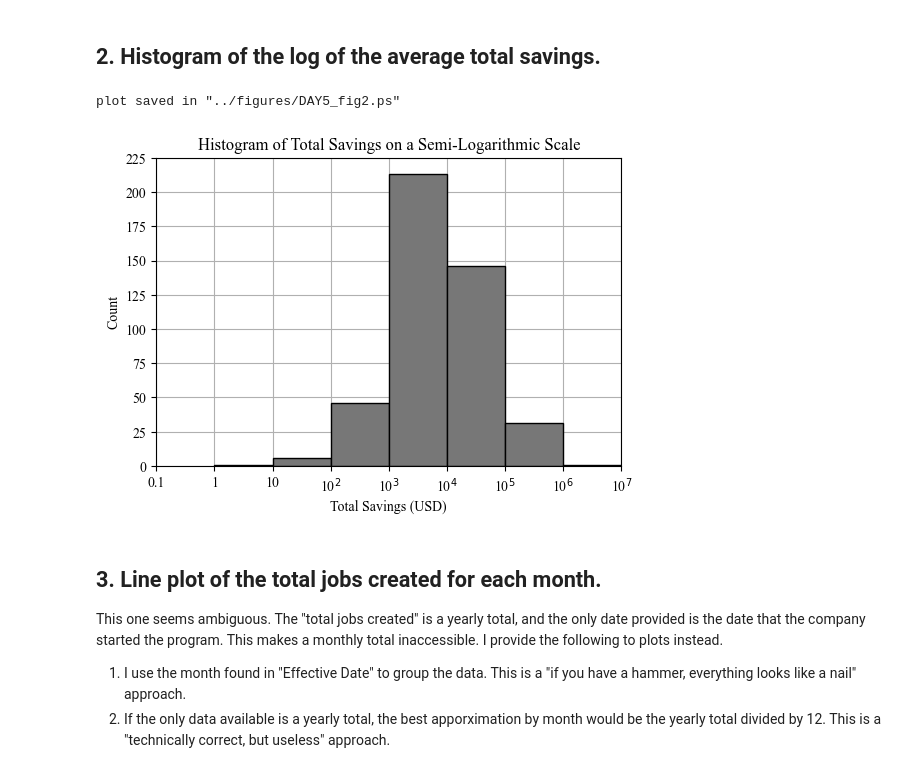
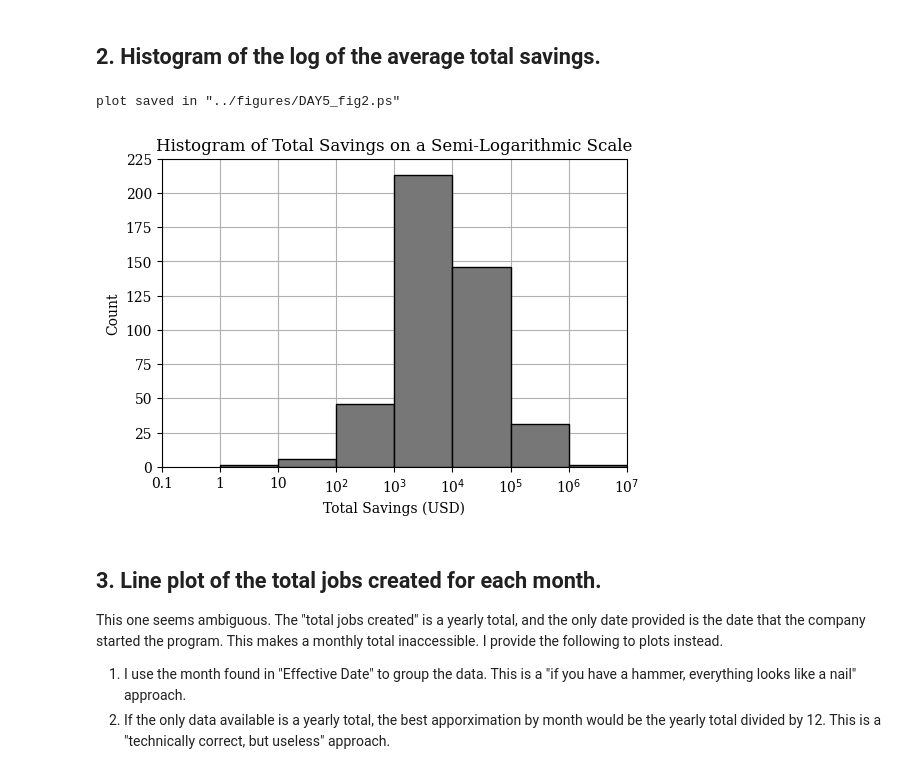
Before and after one commit to ptlake/binder-framework, a Jupyter notebook: notebooks/DAY5_matplotlib.ipynb, the cells around one changed output. Saved outputs shown, nothing was run; the diff lists cells and outputs as text; code cells hidden in the pictures.

```diff
--- a/notebooks/DAY5_matplotlib.ipynb
+++ b/notebooks/DAY5_matplotlib.ipynb
@@ -5,9 +5,9 @@ import matplotlib.pyplot as plt
 import pandas as pd
 import numpy as np
 
-plt.rcParams["font.family"] = "Times New Roman"
+plt.rcParams["font.family"] = "Serif"
 
-vecsp=pd.read_csv("/home/ptlake/Documents/Value_of_Energy_Cost_Savings_Program_Savings_for_Businesses_-_FY2020.csv")
+vecsp=pd.read_csv("../data/Value_of_Energy_Cost_Savings_Program_Savings_for_Businesses_-_FY2020.csv")
 # %% [markdown]
 ## 1.  Scatter plot of jobs created versus average savings. Use both a standard and a logarithmic scale for the average savings.
 
@@ -47,23 +48,24 @@ plot saved in "../figures/DAY5_fig1.ps"
 # %%
 vecsp["log savings"]=vecsp["Total Savings"].apply(lambda x: np.log10(x) if x>0.01 else np.nan)
 
 fig2,ax2 = plt.subplots(figsize=(6,4))
 
 ax2.set_title("Histogram of Total Savings on a Semi-Logarithmic Scale")
 ax2.set_ylabel("Count")
 ax2.set_xlabel("Total Savings (USD)")
 ax2.grid()
-ax2.set_xticks(np.arange(-1,8),["0.1","1","10","10$^2$","10$^3$","10$^4$","10$^5$","10$^6$","10$^7$"])
+ax2.set_xticks(np.arange(-1,8))
+ax2.set_xticklabels(["0.1","1","10","10$^2$","10$^3$","10$^4$","10$^5$","10$^6$","10$^7$"])
 ax2.axis([-1,7,0,225])
 ax2.set_axisbelow(True)
 ax2.hist(vecsp["log savings"],bins=np.arange(10),density=False,edgecolor='black',color='#777777')
 
 plt.savefig('../figures/DAY5_fig2.ps')
 print("plot saved in \"../figures/DAY5_fig2.ps\"")
 plt.show()
 # %% [output]
 plot saved in "../figures/DAY5_fig2.ps"
-[figure, old version]
+[figure, new version]
 # %% [markdown]
 ## 3.  Line plot of the total jobs created for each month.
 
```
Also changed, not shown: parts of 2 cells of this notebook, 1 other file.
